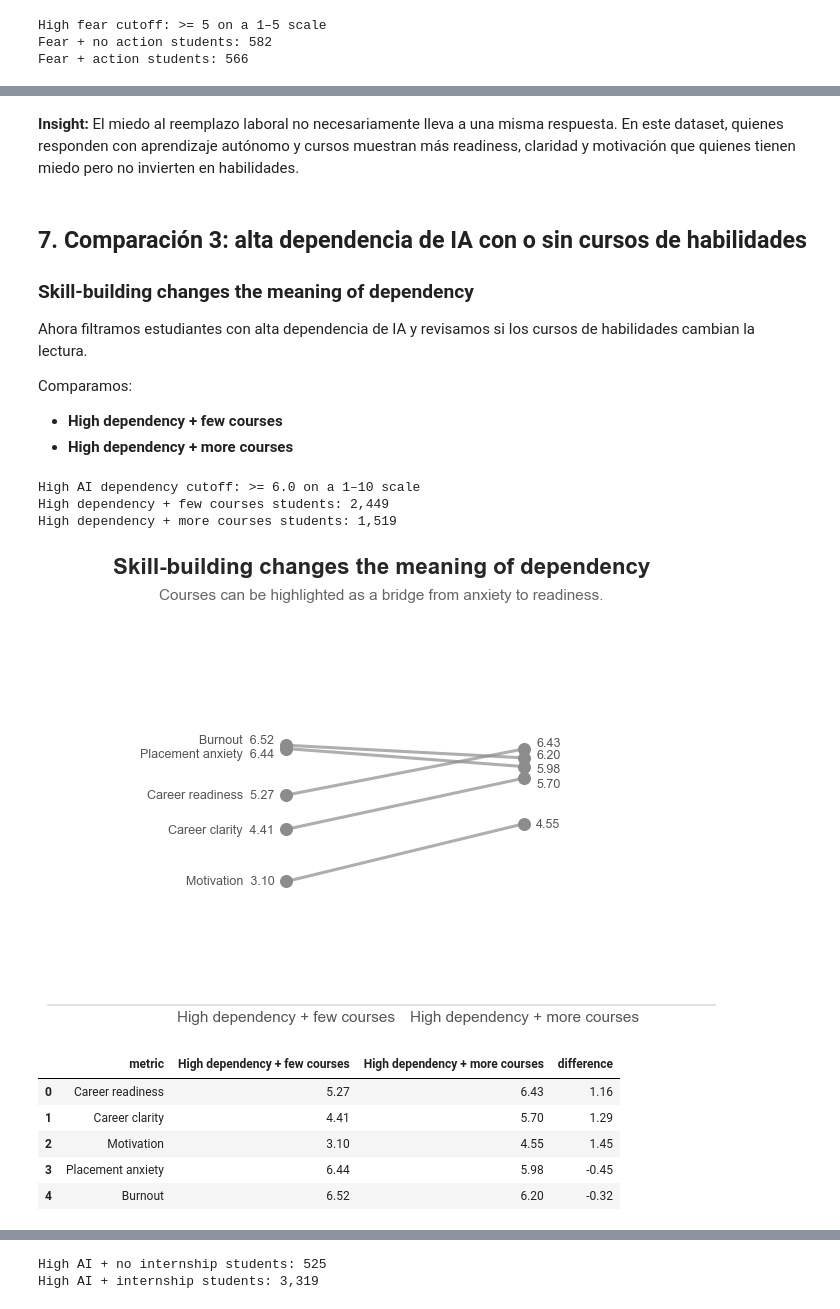
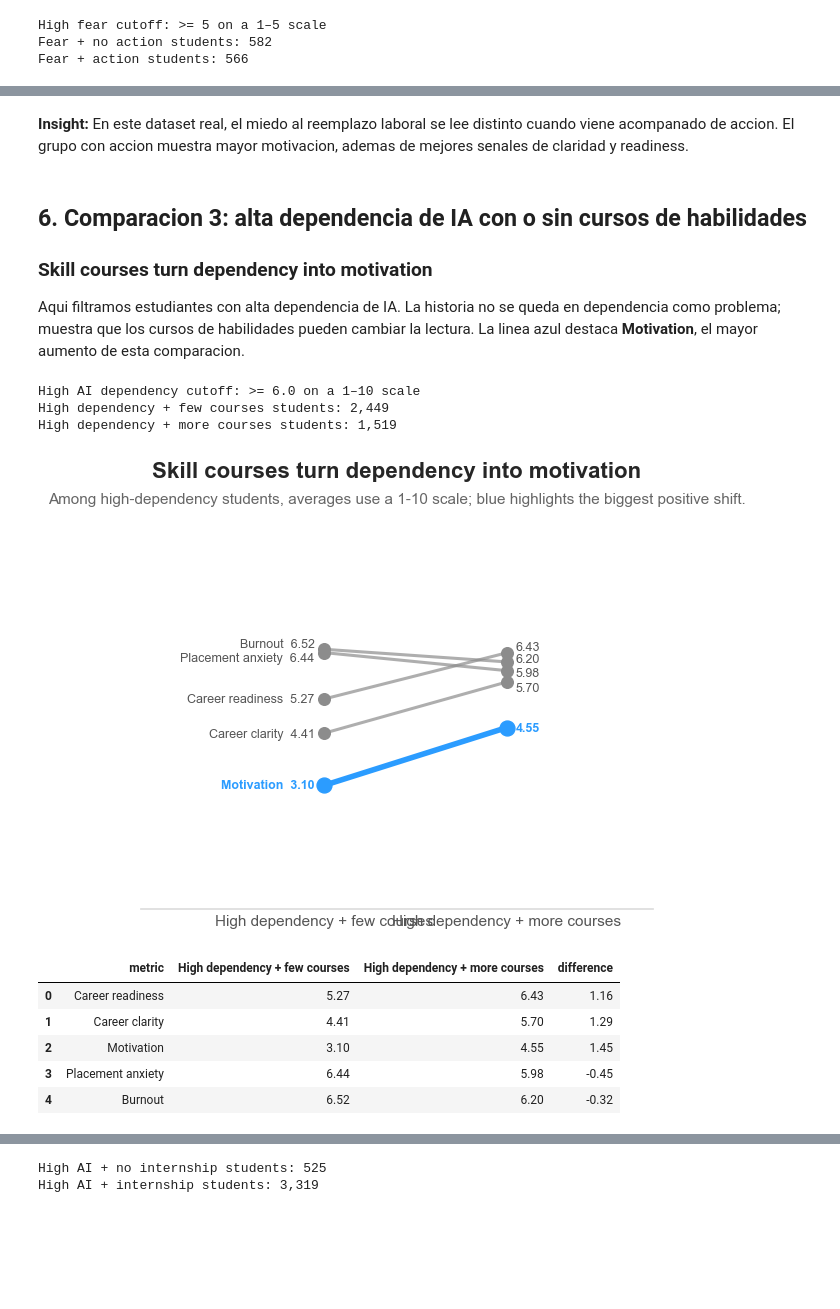
Before and after one commit to David7537/DataVizProject, a Jupyter notebook: EL BUENO.ipynb, the cells around one changed output, grey strips where cells are left out. Cells and saved outputs as stored; diff of their text form; code cells hidden in the pictures; blank space fills up the shorter version.

```diff
--- a/EL BUENO.ipynb
+++ b/EL BUENO.ipynb
@@ -29,6 +28,9 @@ plt.rcParams["figure.figsize"] = (10, 6)
 plt.rcParams["axes.spines.top"] = False
 plt.rcParams["axes.spines.right"] = False
 plt.rcParams["font.size"] = 11
+
+# Color oficial de enfasis del documento.
+OFFICIAL_BLUE = "#2b9cff"
 
 # Use only the real dataset stored in this project folder.
 PROJECT_DIR = Path(r"C:\Users\unbue\DataVizProject")
@@ -720,19 +828,12 @@ comp_fear_action.round(2)
 | 3 | Placement anxiety | 7.80 | 7.08 | -0.72 |
 | 4 | Burnout | 6.50 | 6.39 | -0.11 |
 # %% [markdown]
-
-**Insight:** El miedo al reemplazo laboral no necesariamente lleva a una misma respuesta. En este dataset, quienes responden con aprendizaje autónomo y cursos muestran más readiness, claridad y motivación que quienes tienen miedo pero no invierten en habilidades.
+**Insight:** En este dataset real, el miedo al reemplazo laboral se lee distinto cuando viene acompanado de accion. El grupo con accion muestra mayor motivacion, ademas de mejores senales de claridad y readiness.
 # %% [markdown]
+## 6. Comparacion 3: alta dependencia de IA con o sin cursos de habilidades
+### Skill courses turn dependency into motivation
 
-## 7. Comparación 3: alta dependencia de IA con o sin cursos de habilidades
-### Skill-building changes the meaning of dependency
-
-Ahora filtramos estudiantes con alta dependencia de IA y revisamos si los cursos de habilidades cambian la lectura.
-
-Comparamos:
-
-- **High dependency + few courses**
-- **High dependency + more courses**
+Aqui filtramos estudiantes con alta dependencia de IA. La historia no se queda en dependencia como problema; muestra que los cursos de habilidades pueden cambiar la lectura. La linea azul destaca **Motivation**, el mayor aumento de esta comparacion.
 # %%
 
 high_dependency_cutoff = df["ai_dependency_score"].quantile(0.75)
@@ -771,11 +872,11 @@ right_label = "High dependency + more courses"
 metrics_to_plot = metrics_courses
 
 # --- TEXTOS Y SALIDA: cambia titulo, subtitulo y archivo PNG generado.
-chart_title = "Skill-building changes the meaning of dependency"
-chart_subtitle = "Courses can be highlighted as a bridge from anxiety to readiness."
+chart_title = "Skill courses turn dependency into motivation"
+chart_subtitle = "Among high-dependency students, averages use a 1-10 scale; blue highlights the biggest positive shift."
 output_filename = "05_slope_dependency_courses.png"
 
-# --- COLORES GENERALES: gris base para lineas; usa line_color_overrides para enfasis.
+# --- COLORES GENERALES: gris base para lineas; usa line_color_overrides con OFFICIAL_BLUE para enfasis.
 left_color = "#8c8c8c"
 right_color = "#8c8c8c"
 down_color = "#8c8c8c"
@@ -783,8 +884,7 @@ subtitle_color = "#666666"
 
 # --- COLOR POR LINEA: descomenta o agrega metricas para cambiar colores.
 line_color_overrides = {
-    # "Career clarity": "#ff7f0e",
-    # "Burnout": "#d62728",
+    "Motivation": OFFICIAL_BLUE,
 }
 
 # --- OFFSETS DE ETIQUETAS: mueve SOLO textos si se enciman. Positivo sube, negativo baja.
@@ -813,34 +913,34 @@ comp_courses = create_comparison_df(
     left_group,
     right_group,
     left_label,
     right_label,
     metrics_to_plot,
     metric_labels
 )
 
 slope_graph(
     comp_courses,
     left_label,
     right_label,
     chart_title,
     output_filename,
     subtitle=chart_subtitle,
     left_color=left_color,
     right_color=right_color,
     down_color=down_color,
     line_color_overrides=line_color_overrides,
     subtitle_color=subtitle_color,
     label_y_offsets=label_y_offsets,
     y_axis_label=y_axis_label,
     figsize=fig_size,
     y_limits=y_limits,
     x_limits=x_limits,
     right_value_y_offsets=right_value_y_offsets,
 )
 
 comp_courses.round(2)
 # %% [output]
-[figure, old version]
+[figure, new version]
 |  | metric | High dependency + few courses | High dependency + more courses | difference |
 | 0 | Career readiness | 5.27 | 6.43 | 1.16 |
 | 1 | Career clarity | 4.41 | 5.70 | 1.29 |
```
Also changed, not shown: parts of 20 cells of this notebook.
